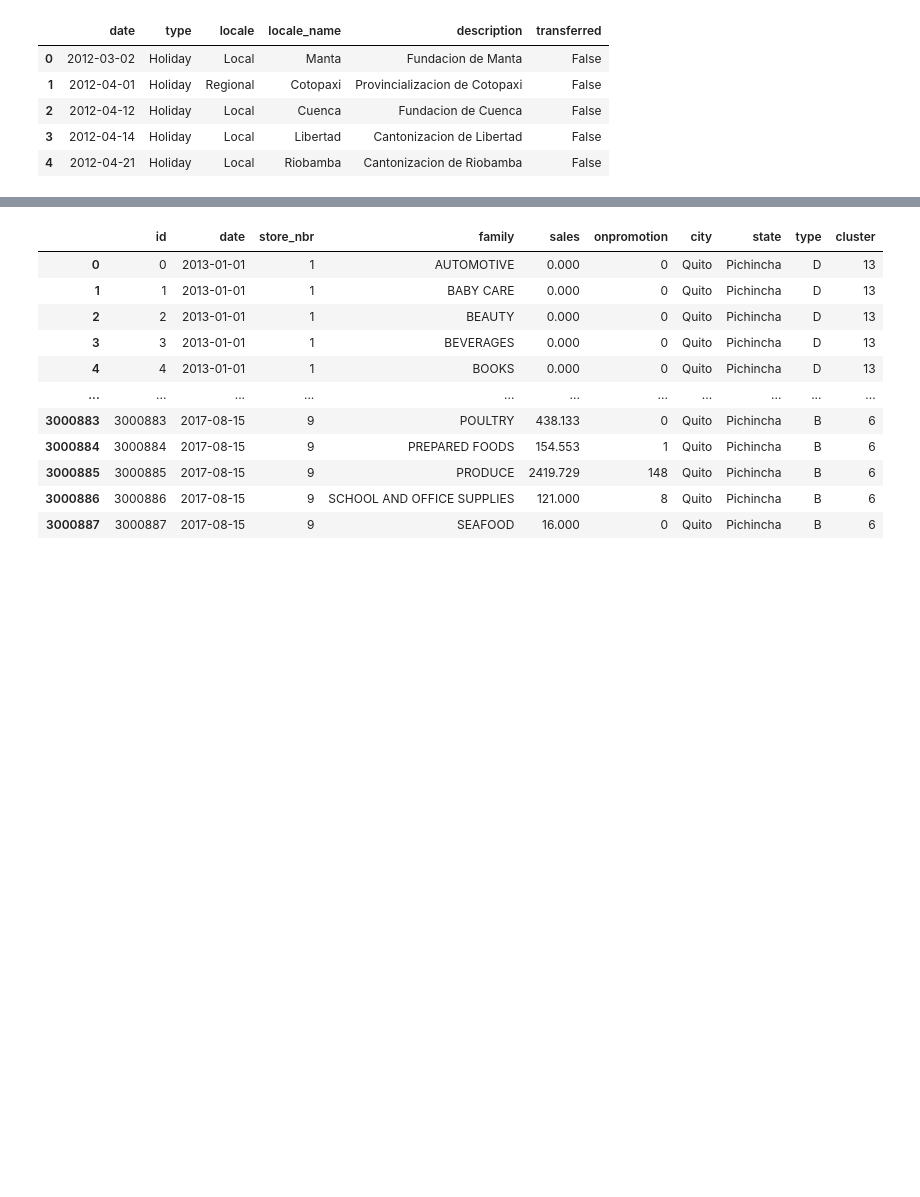
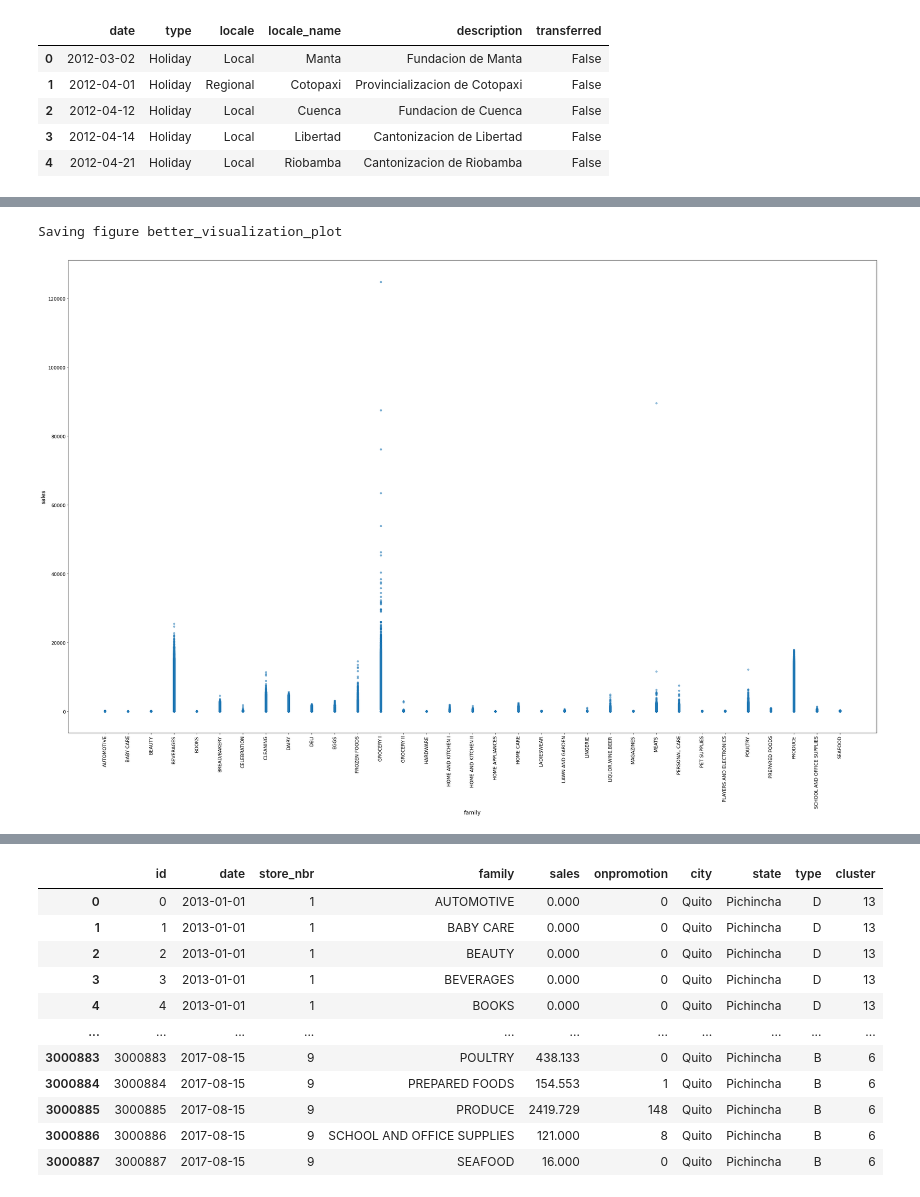
Before and after one commit to patrmus054/store-sales-time-series-forecasting, a Jupyter notebook: Untitled.ipynb, the cells around one changed output, grey strips where cells are left out. Saved outputs shown, nothing was run; the diff lists cells and outputs as text; code cells hidden in the pictures; blank space fills up the shorter version.

```diff
--- a/Untitled.ipynb
+++ b/Untitled.ipynb
@@ -258,0 +282,7 @@ holiday_eventsCopy = holiday_events.copy()
+# %%
+train.plot(kind="scatter", x="family", y="sales", alpha=0.5, figsize=(30, 20))
+plt.xticks(rotation=90)
+save_fig("better_visualization_plot")
+# %% [output]
+Saving figure better_visualization_plot
+[figure, added]
```
Also changed, not shown: parts of 105 cells of this notebook.
